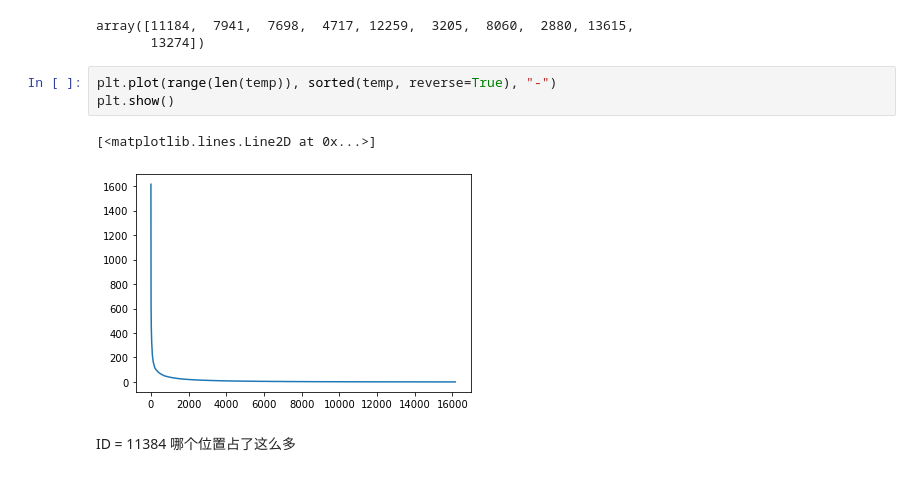
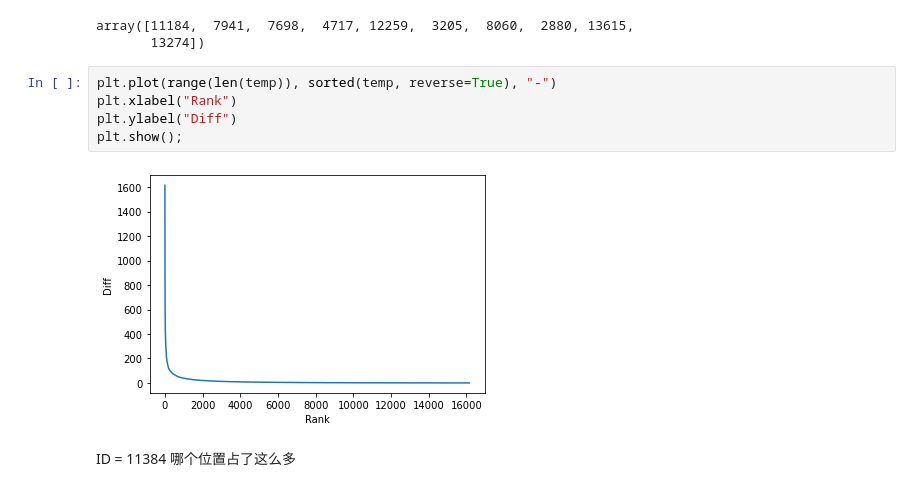
Before and after one commit to XDZhelheim/TrafficFlowModel, a Jupyter notebook: data_process/markov.ipynb, the cells around one changed output. Drawn from its saved outputs; the diff is of its cells as text.

```diff
--- a/data_process/markov.ipynb
+++ b/data_process/markov.ipynb
@@ -97,10 +97,11 @@ array([11184,  7941,  7698,  4717, 12259,  3205,  8060,  2880, 13615,
        13274])
 # %%
 plt.plot(range(len(temp)), sorted(temp, reverse=True), "-")
-plt.show()
+plt.xlabel("Rank")
+plt.ylabel("Diff")
+plt.show();
 # %% [output]
-[<matplotlib.lines.Line2D at 0x...>]
-[figure, old version]
+[figure, new version]
 # %% [markdown]
 ID = 11384 哪个位置占了这么多
 # %%
```
Also changed, not shown: parts of 8 cells of this notebook, 22 other files.
